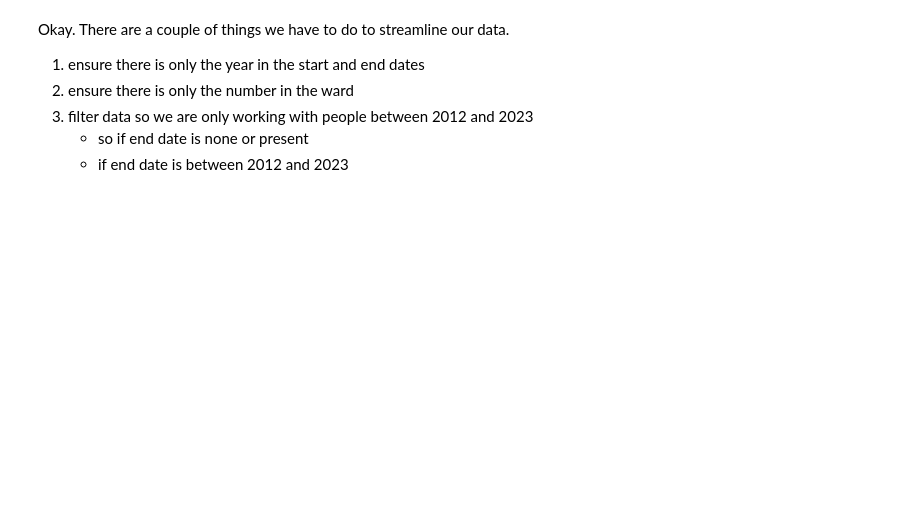
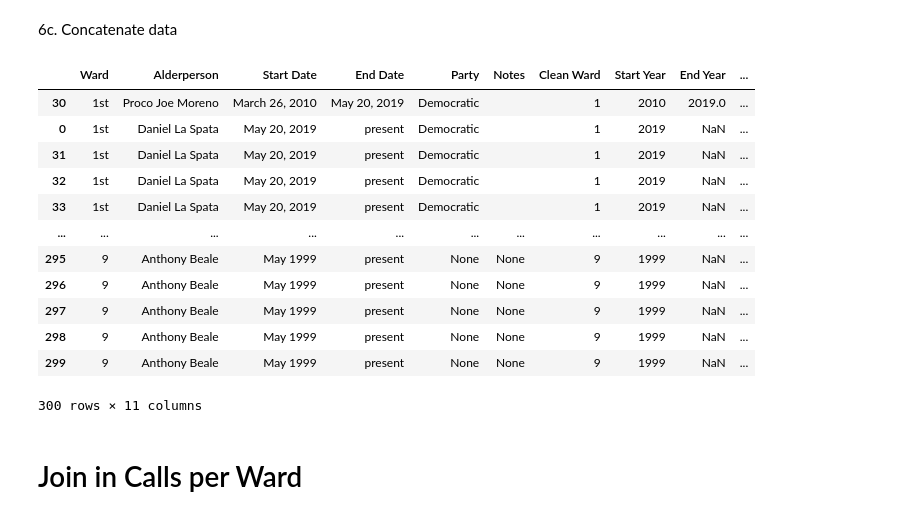
Before and after one commit to uchicago-2025-capp30122/30122-project-gitmoney, a Jupyter notebook: Scraper/join_ward_jsons.ipynb, the cells around one changed output. Saved outputs shown, nothing was run; the diff lists cells and outputs as text; code cells hidden in the pictures; blank space fills up the shorter version.

```diff
--- a/Scraper/join_ward_jsons.ipynb
+++ b/Scraper/join_ward_jsons.ipynb
@@ -11,3 +250,27 @@ import csv
+# %% [markdown]
+6c. Concatenate data
+# %%
+aldermen_checked = pd.concat([filtered_for_problems, anti_join], ignore_index=True)
+
+aldermen_checked = aldermen_checked.sort_values(["Clean Ward", "End Year for Fill"])
+
+aldermen_checked
+# %% [output]
+|  | Ward | Alderperson | Start Date | End Date | Party | Notes | Clean Ward | Start Year | End Year | ... |
+| 30 | 1st | Proco Joe Moreno | March 26, 2010 | May 20, 2019 | Democratic |  | 1 | 2010 | 2019.0 | ... |
+| 0 | 1st | Daniel La Spata | May 20, 2019 | present | Democratic |  | 1 | 2019 | NaN | ... |
+| 31 | 1st | Daniel La Spata | May 20, 2019 | present | Democratic |  | 1 | 2019 | NaN | ... |
+| 32 | 1st | Daniel La Spata | May 20, 2019 | present | Democratic |  | 1 | 2019 | NaN | ... |
+| 33 | 1st | Daniel La Spata | May 20, 2019 | present | Democratic |  | 1 | 2019 | NaN | ... |
+| ... | ... | ... | ... | ... | ... | ... | ... | ... | ... | ... |
+| 295 | 9 | Anthony Beale | May 1999 | present | None | None | 9 | 1999 | NaN | ... |
+| 296 | 9 | Anthony Beale | May 1999 | present | None | None | 9 | 1999 | NaN | ... |
+| 297 | 9 | Anthony Beale | May 1999 | present | None | None | 9 | 1999 | NaN | ... |
+| 298 | 9 | Anthony Beale | May 1999 | present | None | None | 9 | 1999 | NaN | ... |
+| 299 | 9 | Anthony Beale | May 1999 | present | None | None | 9 | 1999 | NaN | ... |
+300 rows × 11 columns
+# %% [markdown]
+# Join in Calls per Ward
 # %%
 # Read in calls_money
 calls_money = pd.read_table("../data/calls_money", sep= ",", index_col=False)
@@ -31,7 +277,0 @@ all_alderpeople = pd.DataFrame(full_wards)
-# %% [markdown]
-Okay. There are a couple of things we have to do to streamline our data.
-1) ensure there is only the year in the start and end dates
-2) ensure there is only the number in the ward
-3) filter data so we are only working with people between 2012 and 2023
-    - so if end date is none or present
-    - if end date is between 2012 and 2023
```
Also changed, not shown: parts of 34 cells of this notebook, 2 other files.
